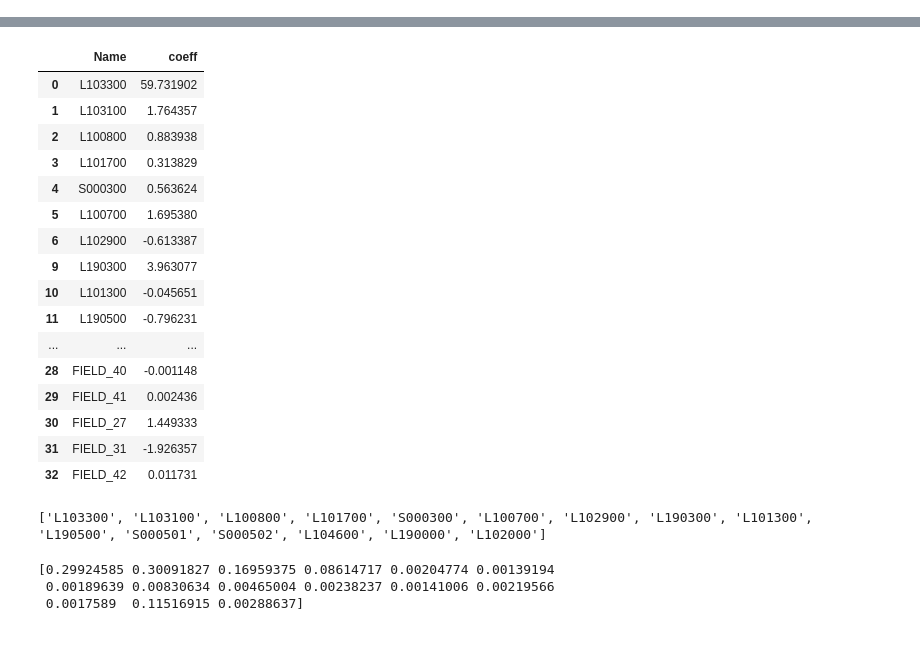
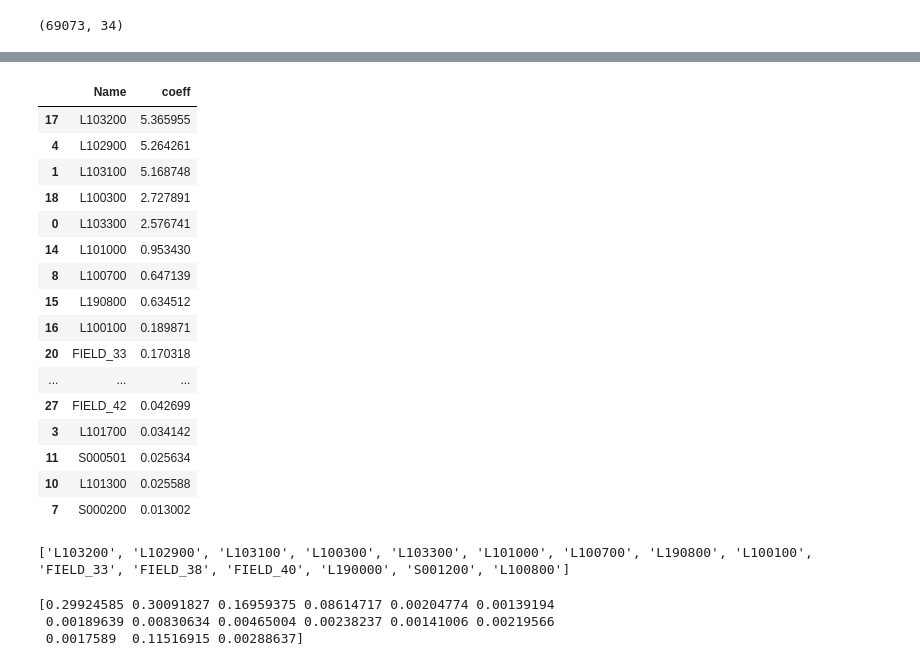
Before and after one commit to henockmamo54/Health-Data-Analysis-Diabetics, a Jupyter notebook: 3. L103000/Untitled-Copy2.ipynb, the cells around one changed output, grey strips where cells are left out. Drawn from its saved outputs; the diff is of its cells as text; code cells hidden in the pictures.

```diff
--- a/3. L103000/Untitled-Copy2.ipynb
+++ b/3. L103000/Untitled-Copy2.ipynb
@@ -14,19 +14,23 @@ data=data.drop(columns=['B_DAY'])
 # %%
 data=data.query('FIELD_16 != 1 and FIELD_23 != 1')
 
-# data=data[data.SEX==0]
-# data=data[data.FIELD_15!=1]
-# data=data[data.FIELD_17!=1]
-# data=data[data.FIELD_22!=1]
-# data=data[data.FIELD_24!=1]
-# data=data[data.AGE>=40]
-# data=data[data.AGE<50]
+data=data[data.SEX==0]
+data=data[data.FIELD_15!=1]
+data=data[data.FIELD_17!=1]
+data=data[data.FIELD_22!=1]
+data=data[data.FIELD_24!=1]
+data=data[data.AGE>=40]
+data=data[data.AGE<50]
 # %%
-data2=data[['L103000', 'L103300', 'L103100', 'L100800', 'L101700', 'S000300', 'L100700', 'L102900', 'SEX', 'L190400',
-            'L190300', 'L101300', 'L190500', 'S000501', 'S000502', 'L104600', 'L190000', 'L102000', 'L190800',
-            'S000100', 'L100500',
-           'FIELD_33', 'FIELD_15', 'FIELD_17', 'FIELD_7', 'FIELD_22', 'FIELD_38', 'FIELD_24', 'FIELD_6', 'FIELD_40',
-            'FIELD_41', 'FIELD_27', 'FIELD_31', 'FIELD_42', 'FIELD_28']].dropna()
+data2=data[['L103000', 'L103300', 'L103100', 'L100800', 'L101700', 'L102900', 'S001200', 'S000300', 'S000200',
+            'L100700', 'L190000', 'L101300', 'S000501', 'S000502', 'L190400', 'L101000', 'L190800', 'L100100',
+            'L103200', 'L100300', 'L190300',
+            'FIELD_33', 'FIELD_40', 'FIELD_38', 'FIELD_41', 'FIELD_32', 'FIELD_19', 'FIELD_31', 'FIELD_42',
+            'FIELD_26', 'FIELD_18', 'FIELD_25', 'FIELD_28', 'FIELD_21']].dropna()
+
+data2.shape
+# %% [output]
+(69073, 34)
 # %%
 # temppd=pd.DataFrame(x) #data2.copy()
 # temppd['y']=data2.L103000
@@ -35,11 +39,11 @@ data2=data[['L103000', 'L103300', 'L103100', 'L100800', 'L101700', 'S000300', 'L
 # %%
 # corval.y[:10].index
 # %%
-x=data2[['L103300', 'L103100', 'L100800', 'L101700', 'S000300', 'L100700', 'L102900', 'SEX', 'L190400',
-            'L190300', 'L101300', 'L190500', 'S000501', 'S000502', 'L104600', 'L190000', 'L102000', 'L190800',
-            'S000100', 'L100500',
-           'FIELD_33', 'FIELD_15', 'FIELD_17', 'FIELD_7', 'FIELD_22', 'FIELD_38', 'FIELD_24', 'FIELD_6', 'FIELD_40',
-            'FIELD_41', 'FIELD_27', 'FIELD_31', 'FIELD_42', 'FIELD_28']]
+x=data2[['L103300', 'L103100', 'L100800', 'L101700', 'L102900', 'S001200', 'S000300', 'S000200',
+            'L100700', 'L190000', 'L101300', 'S000501', 'S000502', 'L190400', 'L101000', 'L190800', 'L100100',
+            'L103200', 'L100300', 'L190300',
+            'FIELD_33', 'FIELD_40', 'FIELD_38', 'FIELD_41', 'FIELD_32', 'FIELD_19', 'FIELD_31', 'FIELD_42',
+            'FIELD_26', 'FIELD_18', 'FIELD_25', 'FIELD_28', 'FIELD_21']]
 
 y=data2[['L103000']]
 # %%
@@ -59,5 +63,7 @@ lassod['coeff']=clf.coef_
 lassod
 
 lassod=lassod.drop(lassod[lassod.coeff==0].index)
+lassod.coeff=abs(lassod.coeff)
+lassod=lassod.sort_values(by='coeff', ascending=False)
 lassod
 # %% [output]
@@ -74,20 +77,20 @@ lassod
 |  | Name | coeff |
-| 0 | L103300 | 59.731902 |
-| 1 | L103100 | 1.764357 |
-| 2 | L100800 | 0.883938 |
-| 3 | L101700 | 0.313829 |
-| 4 | S000300 | 0.563624 |
-| 5 | L100700 | 1.695380 |
-| 6 | L102900 | -0.613387 |
-| 9 | L190300 | 3.963077 |
-| 10 | L101300 | -0.045651 |
-| 11 | L190500 | -0.796231 |
+| 17 | L103200 | 5.365955 |
+| 4 | L102900 | 5.264261 |
+| 1 | L103100 | 5.168748 |
+| 18 | L100300 | 2.727891 |
+| 0 | L103300 | 2.576741 |
+| 14 | L101000 | 0.953430 |
+| 8 | L100700 | 0.647139 |
+| 15 | L190800 | 0.634512 |
+| 16 | L100100 | 0.189871 |
+| 20 | FIELD_33 | 0.170318 |
 | ... | ... | ... |
-| 28 | FIELD_40 | -0.001148 |
-| 29 | FIELD_41 | 0.002436 |
-| 30 | FIELD_27 | 1.449333 |
-| 31 | FIELD_31 | -1.926357 |
-| 32 | FIELD_42 | 0.011731 |
+| 27 | FIELD_42 | 0.042699 |
+| 3 | L101700 | 0.034142 |
+| 11 | S000501 | 0.025634 |
+| 10 | L101300 | 0.025588 |
+| 7 | S000200 | 0.013002 |
 # %%
 # # x.S000200=np.log2(x.S000200)
 # xorg=x.copy()
@@ -106,7 +109,7 @@ y=y=data2[['L103000']]
 # %%
 print(list(lassod.Name[:15]))
 # %% [output]
-['L103300', 'L103100', 'L100800', 'L101700', 'S000300', 'L100700', 'L102900', 'L190300', 'L101300', 'L190500', 'S000501', 'S000502', 'L104600', 'L190000', 'L102000']
+['L103200', 'L102900', 'L103100', 'L100300', 'L103300', 'L101000', 'L100700', 'L190800', 'L100100', 'FIELD_33', 'FIELD_38', 'FIELD_40', 'L190000', 'S001200', 'L100800']
 # %%
 xtrain,xtest,ytrain,ytest=train_test_split(x, y, random_state=42, test_size=0.2)
 # %%
```
Also changed, not shown: parts of 1 cell of this notebook, 2 other files.
